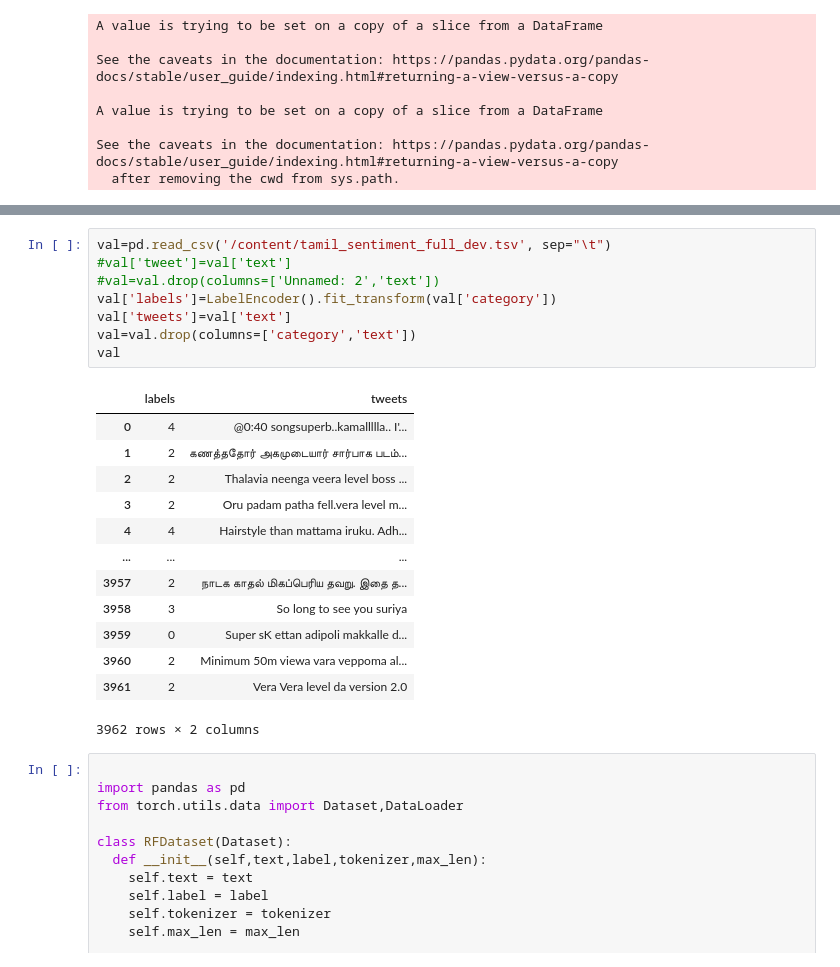
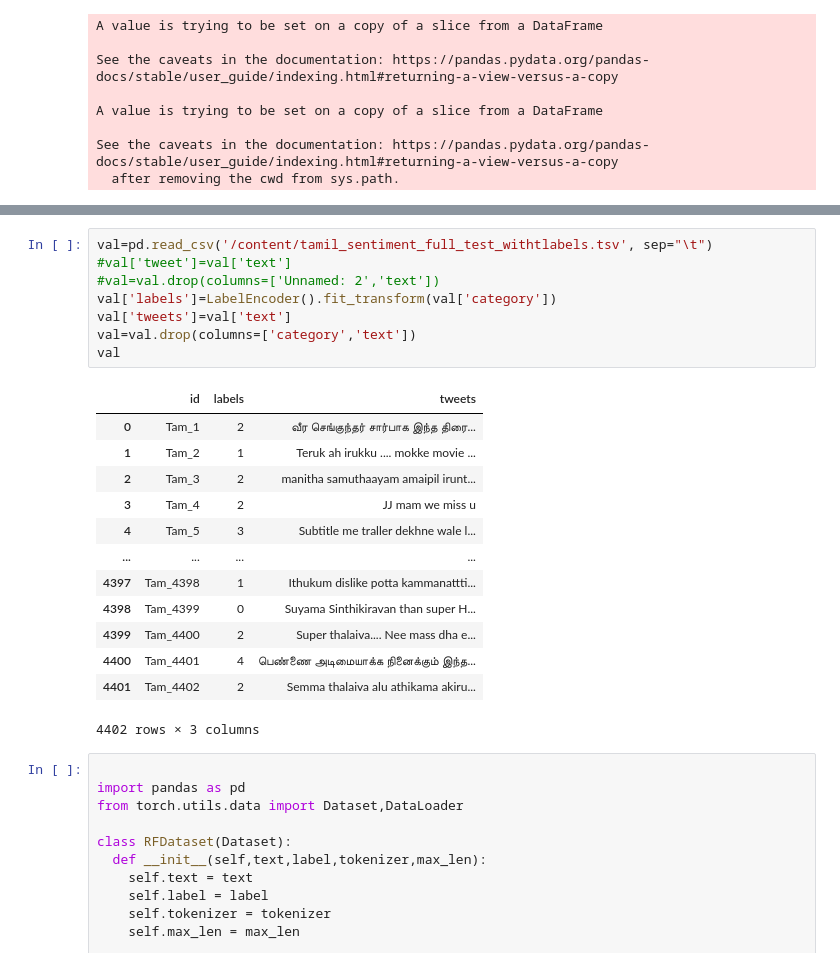
Before and after one commit to karthikpuranik11/FIRE2021, a Jupyter notebook: Tamil/Bert+biLSTM_Tamil_transliterated.ipynb, the cells around one changed output, grey strips where cells are left out. Cells and saved outputs as stored; diff of their text form.

```diff
--- a/Tamil/Bert+biLSTM_Tamil_transliterated.ipynb
+++ b/Tamil/Bert+biLSTM_Tamil_transliterated.ipynb
@@ -104,26 +104,26 @@ train
 71312 rows × 2 columns
 # %%
-val=pd.read_csv('/content/tamil_sentiment_full_dev.tsv', sep="\t")
+val=pd.read_csv('/content/tamil_sentiment_full_test_withtlabels.tsv', sep="\t")
 #val['tweet']=val['text']
 #val=val.drop(columns=['Unnamed: 2','text'])
 val['labels']=LabelEncoder().fit_transform(val['category'])
 val['tweets']=val['text']
 val=val.drop(columns=['category','text'])
 val
 # %% [output]
-|  | labels | tweets |
-| 0 | 4 | @0:40 songsuperb..kamallllla.. I'... |
-| 1 | 2 | கணத்ததோர் அகமுடையார் சார்பாக படம்... |
-| 2 | 2 | Thalavia neenga veera level boss ... |
-| 3 | 2 | Oru padam patha fell.vera level m... |
-| 4 | 4 | Hairstyle than mattama iruku. Adh... |
-| ... | ... | ... |
-| 3957 | 2 | நாடக காதல் மிகப்பெரிய தவறு. இதை த... |
-| 3958 | 3 | So long to see you suriya |
-| 3959 | 0 | Super sK ettan adipoli makkalle d... |
-| 3960 | 2 | Minimum 50m viewa vara veppoma al... |
-| 3961 | 2 | Vera Vera level da version 2.0 |
+|  | id | labels | tweets |
+| 0 | Tam_1 | 2 | வீர செங்குந்தர் சார்பாக இந்த திரை... |
+| 1 | Tam_2 | 1 | Teruk ah irukku .... mokke movie ... |
+| 2 | Tam_3 | 2 | manitha samuthaayam amaipil irunt... |
+| 3 | Tam_4 | 2 | JJ mam we miss u |
+| 4 | Tam_5 | 3 | Subtitle me traller dekhne wale l... |
+| ... | ... | ... | ... |
+| 4397 | Tam_4398 | 1 | Ithukum dislike potta kammanattti... |
+| 4398 | Tam_4399 | 0 | Suyama Sinthikiravan than super H... |
+| 4399 | Tam_4400 | 2 | Super thalaiva.... Nee mass dha e... |
+| 4400 | Tam_4401 | 4 | பெண்ணை அடிமையாக்க நினைக்கும் இந்த... |
+| 4401 | Tam_4402 | 2 | Semma thalaiva alu athikama akiru... |
-3962 rows × 2 columns
+4402 rows × 3 columns
 # %%
 
 import pandas as pd
```
Also changed, not shown: parts of 9 cells of this notebook.
